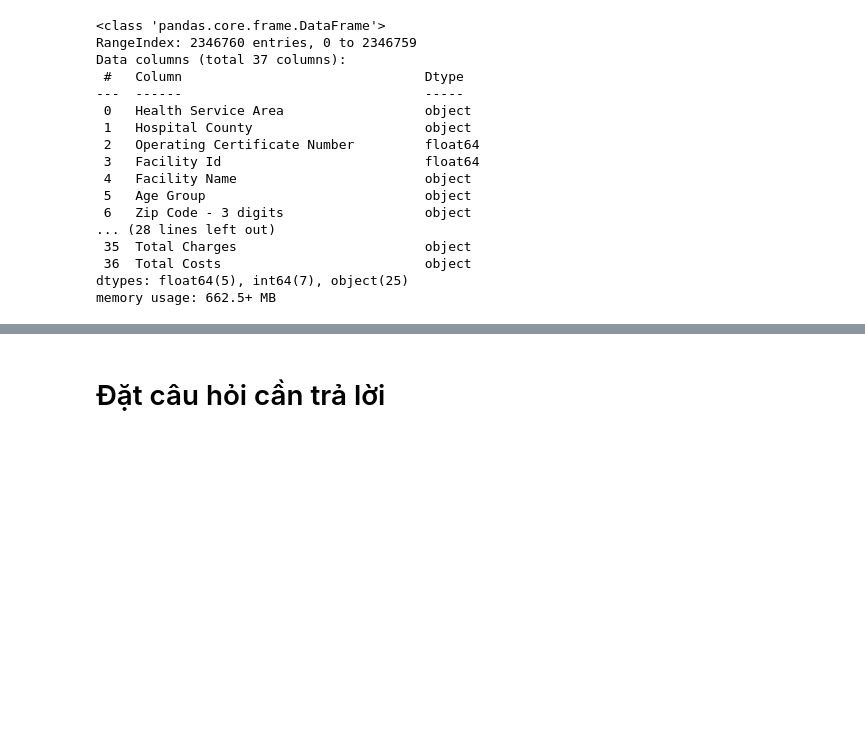
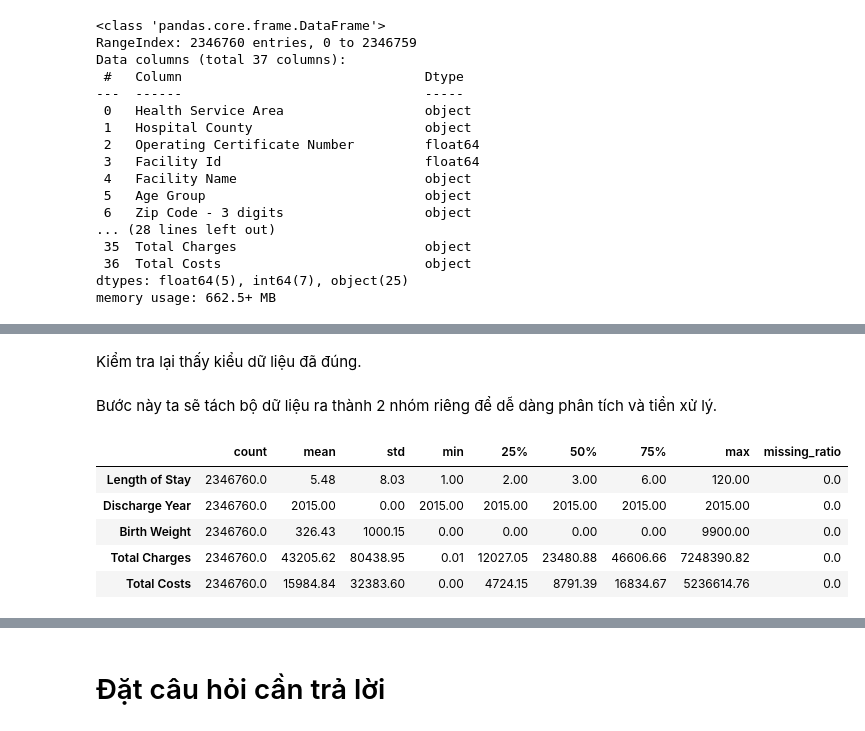
Before and after one commit to viplazylmht/P4DS_final, a Jupyter notebook: P4DS_Final.ipynb, the cells around one changed output, grey strips where cells are left out. Cells and saved outputs as stored; diff of their text form; code cells hidden in the pictures; blank space fills up the shorter version.

```diff
--- a/P4DS_Final.ipynb
+++ b/P4DS_Final.ipynb
@@ -146,0 +252,4 @@ dtype: int64
+# %% [markdown]
+Kiểm tra lại thấy kiểu dữ liệu đã đúng.
+# %% [markdown]
+Bước này ta sẽ tách bộ dữ liệu ra thành 2 nhóm riêng để dễ dàng phân tích và tiền xử lý.
@@ -146,0 +267,12 @@ dtype: int64
+# %%
+nume_profile = nume_feature.describe().round(2)
+missing_inf = pd.DataFrame(df[nume_feature.columns].apply(missing_ratio), columns=["missing_ratio"]).T
+nume_profile = pd.concat([nume_profile, missing_inf])
+nume_profile.T
+# %% [output]
+|  | count | mean | std | min | 25% | 50% | 75% | max | missing_ratio |
+| Length of Stay | 2346760.0 | 5.48 | 8.03 | 1.00 | 2.00 | 3.00 | 6.00 | 120.00 | 0.0 |
+| Discharge Year | 2346760.0 | 2015.00 | 0.00 | 2015.00 | 2015.00 | 2015.00 | 2015.00 | 2015.00 | 0.0 |
+| Birth Weight | 2346760.0 | 326.43 | 1000.15 | 0.00 | 0.00 | 0.00 | 0.00 | 9900.00 | 0.0 |
+| Total Charges | 2346760.0 | 43205.62 | 80438.95 | 0.01 | 12027.05 | 23480.88 | 46606.66 | 7248390.82 | 0.0 |
+| Total Costs | 2346760.0 | 15984.84 | 32383.60 | 0.00 | 4724.15 | 8791.39 | 16834.67 | 5236614.76 | 0.0 |
```
Also changed, not shown: parts of 63 cells of this notebook, 6 other files.
